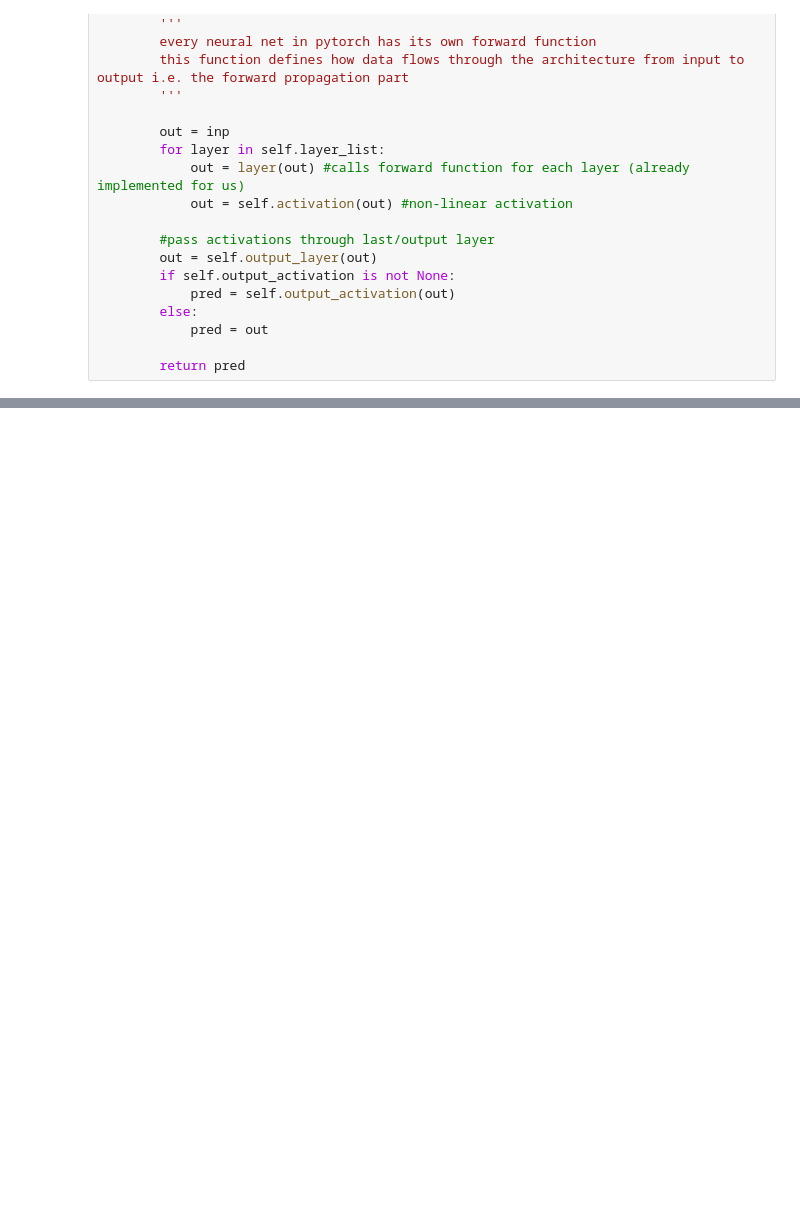
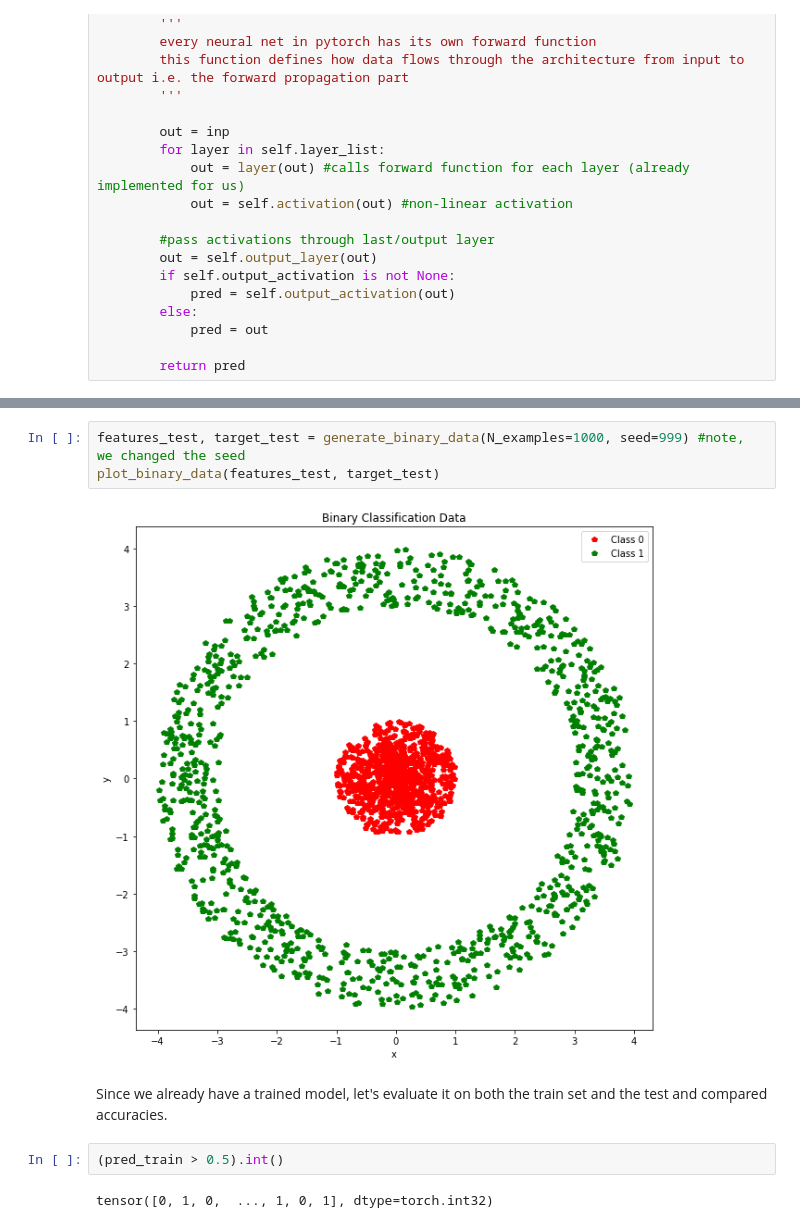
Before and after one commit to TreeinRandomForest/kubeflow_usecases, a Jupyter notebook: Ch2/Chapter 2 Supervised Learning on a Synthetic Dataset.ipynb, the cells around one changed output, grey strips where cells are left out. Drawn from its saved outputs; the diff is of its cells as text; blank space fills up the shorter version.

```diff
--- a/Ch2/Chapter 2 Supervised Learning on a Synthetic Dataset.ipynb
+++ b/Ch2/Chapter 2 Supervised Learning on a Synthetic Dataset.ipynb
@@ -1563,0 +414,11 @@ Ensure that the means are computed only on the train set and applied to the test
+# %%
+features_test, target_test = generate_binary_data(N_examples=1000, seed=999) #note, we changed the seed
+plot_binary_data(features_test, target_test)
+# %% [output]
+[figure, added]
+# %% [markdown]
+Since we already have a trained model, let's evaluate it on both the train set and the test and compared accuracies.
+# %%
+(pred_train > 0.5).int()
+# %% [output]
+tensor([0, 1, 0,  ..., 1, 0, 1], dtype=torch.int32)
```
Also changed, not shown: parts of 237 cells of this notebook.
